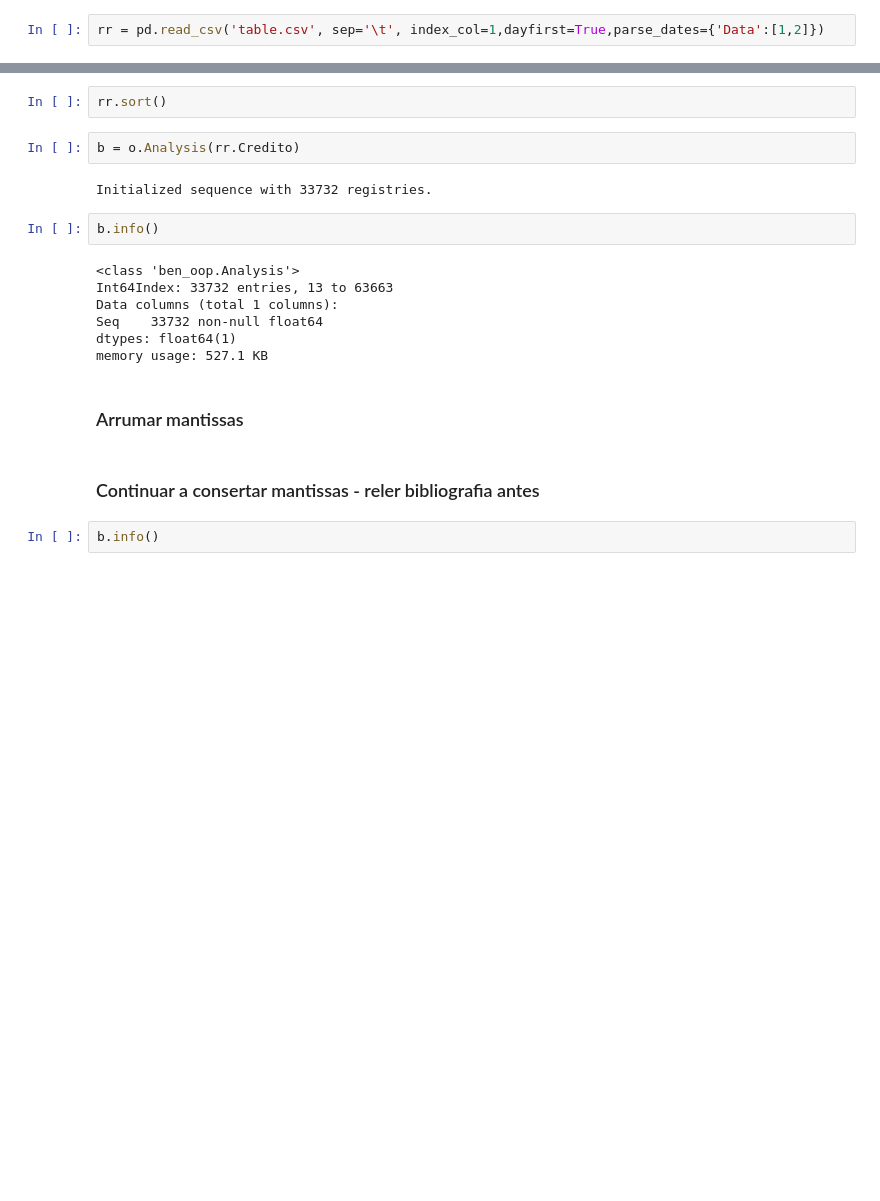
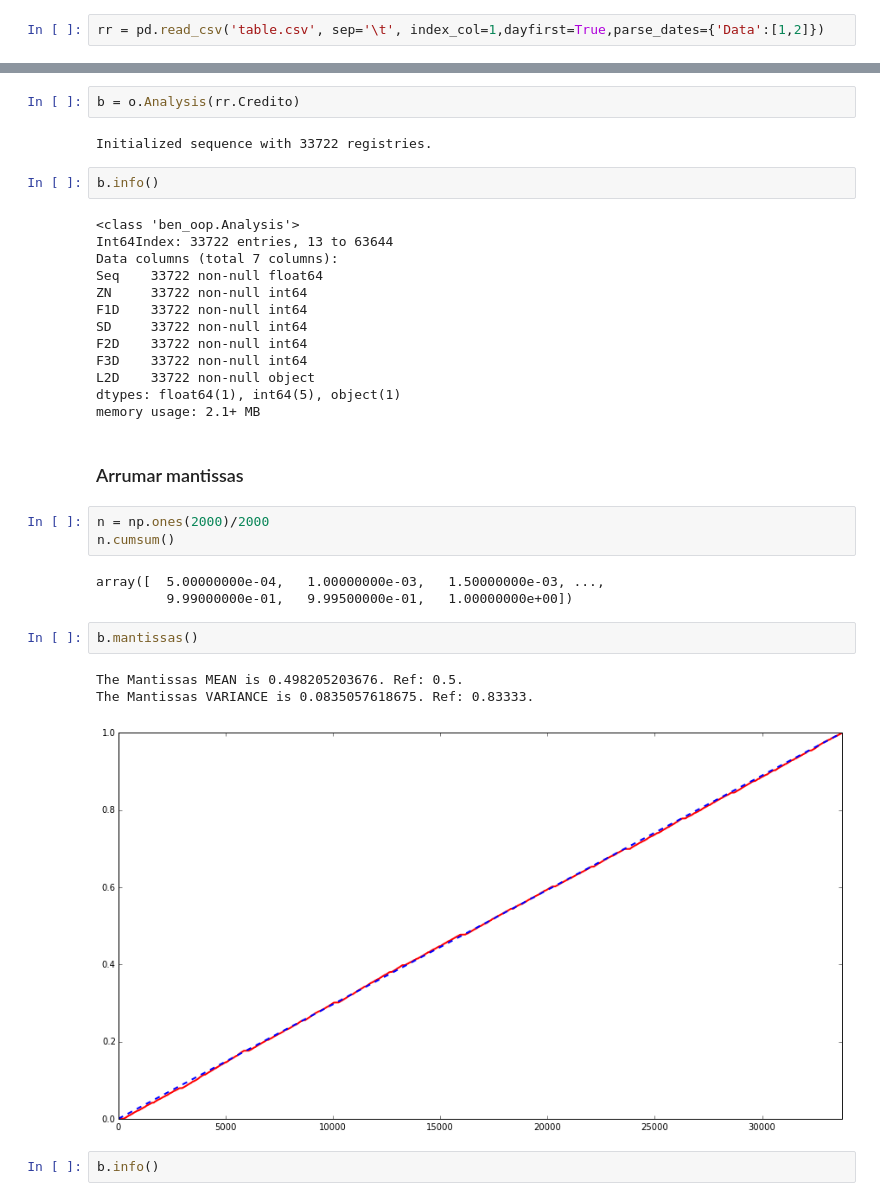
Before and after one commit to milcent/benford_py, a Jupyter notebook: Ben_OOP.ipynb, the cells around one changed output, grey strips where cells are left out. Drawn from its saved outputs; the diff is of its cells as text; blank space fills up the shorter version.

```diff
--- a/Ben_OOP.ipynb
+++ b/Ben_OOP.ipynb
@@ -220,24 +226,38 @@ Credito             33732 non-null float64
 dtypes: datetime64[ns](1), float64(3), object(4)
 memory usage: 3.7+ MB
-# %%
-rr.sort()
 # %%
 b = o.Analysis(rr.Credito)
 # %% [output]
-Initialized sequence with 33732 registries.
+Initialized sequence with 33722 registries.
 # %%
 b.info()
 # %% [output]
 <class 'ben_oop.Analysis'>
-Int64Index: 33732 entries, 13 to 63663
-Data columns (total 1 columns):
-Seq    33732 non-null float64
-dtypes: float64(1)
-memory usage: 527.1 KB
+Int64Index: 33722 entries, 13 to 63644
+Data columns (total 7 columns):
+Seq    33722 non-null float64
+ZN     33722 non-null int64
+F1D    33722 non-null int64
+SD     33722 non-null int64
+F2D    33722 non-null int64
+F3D    33722 non-null int64
+L2D    33722 non-null object
+dtypes: float64(1), int64(5), object(1)
+memory usage: 2.1+ MB
 # %% [markdown]
 ###  Arrumar mantissas
-# %% [markdown]
-### Continuar a consertar mantissas - reler bibliografia antes
+# %%
+n = np.ones(2000)/2000
+n.cumsum()
+# %% [output]
+array([  5.00000000e-04,   1.00000000e-03,   1.50000000e-03, ...,
+         9.99000000e-01,   9.99500000e-01,   1.00000000e+00])
+# %%
+b.mantissas()
+# %% [output]
+The Mantissas MEAN is 0.498205203676. Ref: 0.5.
+The Mantissas VARIANCE is 0.0835057618675. Ref: 0.83333.
+[figure, added]
 # %%
 b.info()
 # %% [output]
```
Also changed, not shown: parts of 20 cells of this notebook, 2 other files.
